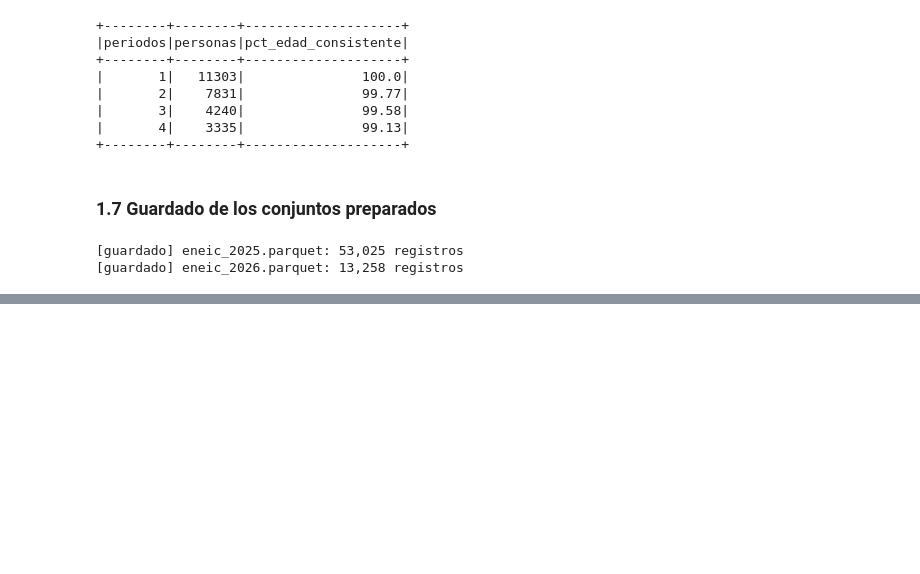
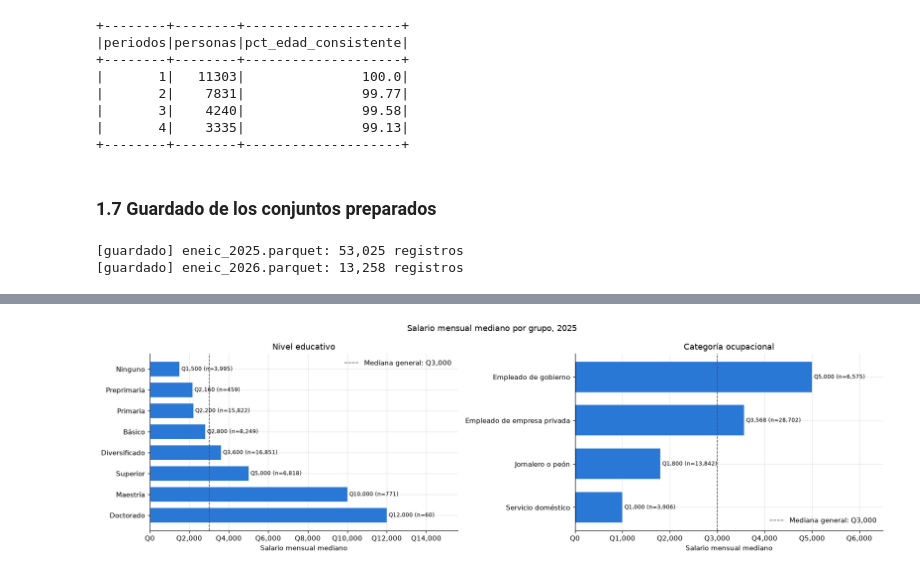
Before and after one commit to Bamo0507/Laboratorio_7_Intro_Spark, a Jupyter notebook: notebooks/lab7_spark_mllib.ipynb, the cells around one changed output, grey strips where cells are left out. Saved outputs shown, nothing was run; the diff lists cells and outputs as text; code cells hidden in the pictures; blank space fills up the shorter version.

```diff
--- a/notebooks/lab7_spark_mllib.ipynb
+++ b/notebooks/lab7_spark_mllib.ipynb
@@ -491,0 +631,29 @@ Primero, porque solo incluye a una parte de los trabajadores, ya que en 2025 se
+# %%
+def mediana_por(c):
+    return (
+        analitica_2025.groupBy(c)
+        .agg(F.percentile("salario_mensual", 0.5).alias("mediana"), F.count("*").alias("n"))
+        .toPandas().set_index(c)
+    )
+
+
+educacion = mediana_por("nivel_educativo").reindex(list(CATEGORIAS["nivel_educativo"].values())).dropna()
+categoria = mediana_por("categoria_ocupacional").sort_values("mediana", ascending=False)
+
+fig, ejes = plt.subplots(1, 2, figsize=(16, 4.8))
+for eje, t, titulo, ubicacion in [(ejes[0], educacion, "Nivel educativo", "upper right"), (ejes[1], categoria, "Categoría ocupacional", "lower right")]:
+    barras = eje.barh(t.index, t["mediana"], color=AZUL, height=0.7)
+    eje.bar_label(barras, labels=[f"Q{m:,.0f} (n={n:,.0f})" for m, n in zip(t["mediana"], t["n"])], padding=3, fontsize=8)
+    eje.axvline(mediana, color=GRIS, lw=1, ls="--", label=f"Mediana general: Q{mediana:,.0f}")
+    eje.invert_yaxis()
+    eje.margins(x=0.3)
+    eje.set_title(titulo)
+    eje.set_xlabel("Salario mensual mediano")
+    eje.xaxis.set_major_formatter(quetzales)
+    eje.legend(frameon=False, loc=ubicacion)
+
+fig.suptitle("Salario mensual mediano por grupo, 2025")
+plt.tight_layout()
+plt.show()
+# %% [output]
+[figure, added]
```
Also changed, not shown: parts of 17 cells of this notebook.
